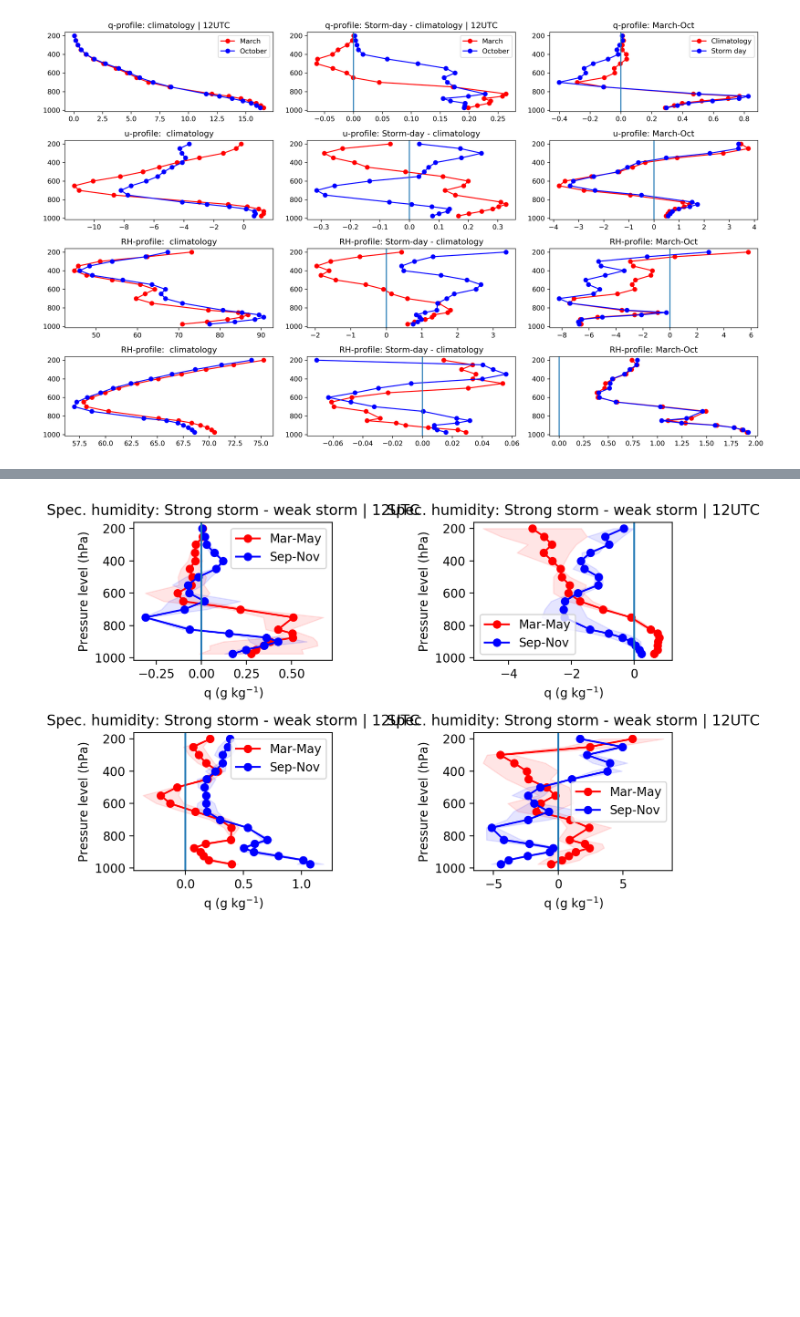
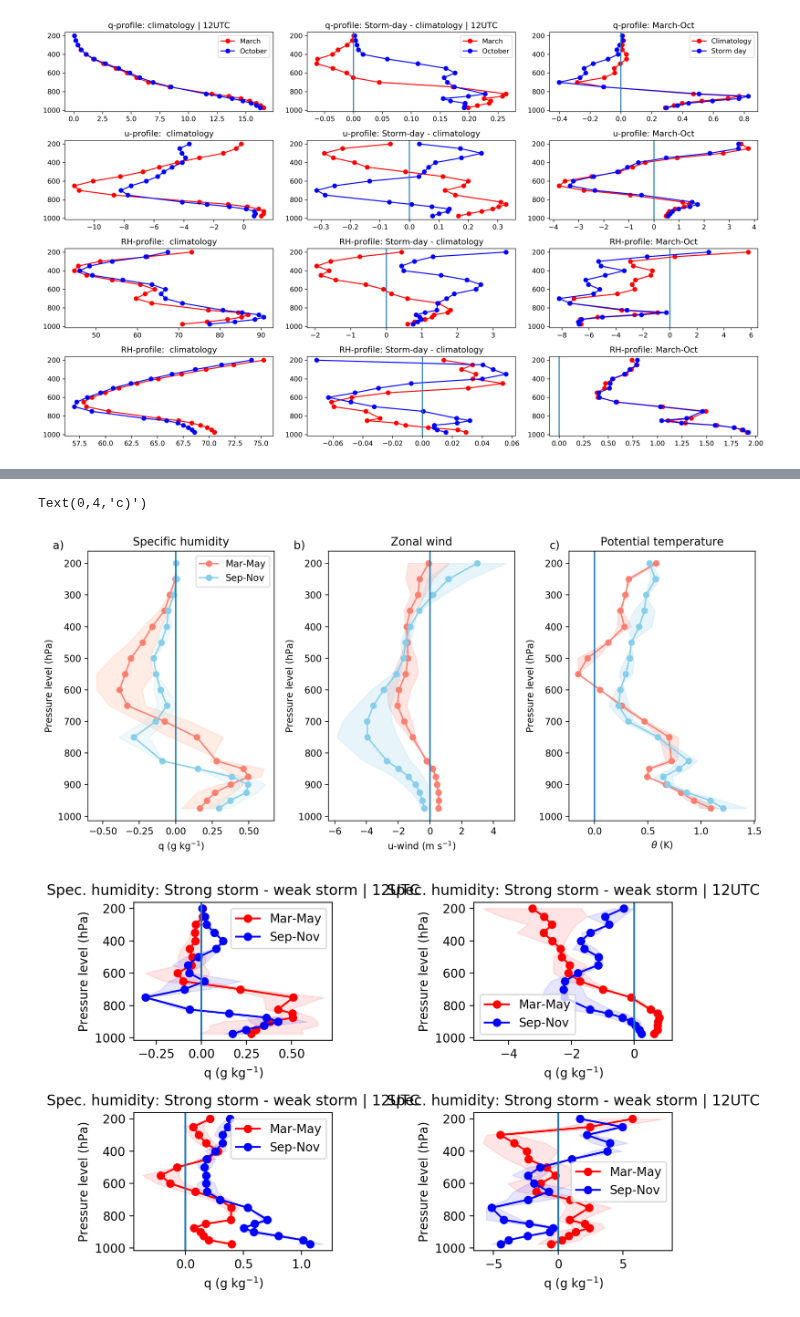
Before and after one commit to cornkle/proj_CEH, a Jupyter notebook: notebooks/CLOVER_soundings_March_Oct_stormtime_vs_average_ERA5.ipynb, the cells around one changed output, grey strips where cells are left out. Cells and saved outputs as stored; diff of their text form; code cells hidden in the pictures; blank space fills up the shorter version.

```diff
--- a/notebooks/CLOVER_soundings_March_Oct_stormtime_vs_average_ERA5.ipynb
+++ b/notebooks/CLOVER_soundings_March_Oct_stormtime_vs_average_ERA5.ipynb
@@ -572,3 +645,76 @@ plt.tight_layout()
+# %%
+q_march =  np.array(mar_strong['q_col']).mean(axis=0)*1000
+q_oct =  np.array(oct_strong['q_col']).mean(axis=0)*1000
+f = plt.figure(figsize=(11,5), dpi=200)
+
+
+q_march = np.array(mar_strong['q_col']).mean(axis=0)*1000 - np.array(mar_weak['q_col']).mean(axis=0)*1000
+q_oct = np.array(oct_strong['q_col']).mean(axis=0)*1000 - np.array(oct_weak['q_col']).mean(axis=0)*1000
+
+q_march_std = np.array(mar_strong['q_col']).std(axis=0)*1000 - np.array(mar_weak['q_col']).std(axis=0)*1000
+q_oct_std = np.array(oct_strong['q_col']).std(axis=0)*1000 - np.array(oct_weak['q_col']).std(axis=0)*1000
+
+f.add_subplot(131)
+plt.plot(q_march,level,'-o', label='Mar-May', color='salmon')
+# plt.plot(q_march_25, era_pl.level.values,'r.', label='March')
+# plt.plot(q_march_25, era_pl.level.values,'r.', label='March')
+plt.fill_betweenx(level, q_march+q_march_std, x2=q_march-q_march_std, color='lightsalmon', alpha=0.2)
+plt.plot(q_oct,level,'-o', label='Sep-Nov', color='skyblue')
+plt.fill_betweenx(level, q_oct+q_oct_std, x2=q_oct-q_oct_std, alpha=0.2, color='powderblue')
+plt.axvline(x=0)
+plt.gca().invert_yaxis()
+plt.ylabel('Pressure level (hPa)')
+plt.xlabel('q (g kg$^{-1})$')
+plt.title('Specific humidity')
+plt.legend()
+
+q_march = np.array(mar_strong['u_col']).mean(axis=0) - np.array(mar_weak['u_col']).mean(axis=0)
+q_oct = np.array(oct_strong['u_col']).mean(axis=0) - np.array(oct_weak['u_col']).mean(axis=0)
+
+q_march_std = np.array(mar_strong['u_col']).std(axis=0) - np.array(mar_weak['u_col']).std(axis=0)
+q_oct_std = np.array(oct_strong['u_col']).std(axis=0) - np.array(oct_weak['u_col']).std(axis=0)
+
+f.add_subplot(132)
+plt.plot(q_march, level,'o-', label='Mar-May', color='salmon')
+plt.plot(q_oct, level,'o-', label='Sep-Nov', color='skyblue')
+plt.fill_betweenx(level, q_march+q_march_std, x2=q_march-q_march_std, alpha=0.2, color='salmon')
+
+plt.fill_betweenx(level, q_oct+q_oct_std, x2=q_oct-q_oct_std, color='skyblue', alpha=0.2)
+plt.axvline(x=0)
+plt.ylabel('Pressure level (hPa)')
+plt.xlabel('u-wind (m s$^{-1})$')
+plt.gca().invert_yaxis()
+plt.title('Zonal wind')
+
+
+q_march = np.array(mar_strong['theta']).mean(axis=0) - np.array(mar_weak['theta']).mean(axis=0)
+q_oct = np.array(oct_strong['theta']).mean(axis=0) - np.array(oct_weak['theta']).mean(axis=0)
+
+q_march_std = np.array(mar_strong['theta']).std(axis=0) - np.array(mar_weak['theta']).std(axis=0)
+q_oct_std = np.array(oct_strong['theta']).std(axis=0) - np.array(oct_weak['theta']).std(axis=0)
+
+f.add_subplot(133)
+plt.plot(q_march, level,'o-', label='Mar-May', color='salmon')
+plt.plot(q_oct, level,'o-', label='Sep-Nov', color='skyblue')
+plt.fill_betweenx(level, q_march+q_march_std, x2=q_march-q_march_std, alpha=0.2, color='salmon')
+
+plt.fill_betweenx(level, q_oct+q_oct_std, x2=q_oct-q_oct_std, color='skyblue', alpha=0.2)
+plt.axvline(x=0)
+plt.ylabel('Pressure level (hPa)')
+plt.xlabel(r'$\theta$ (K)')
+plt.gca().invert_yaxis()
+plt.title('Potential temperature')
+
+plt.tight_layout()
+plt.annotate('a)', xy=(0.02, 0.93), xytext=(0, 4), size=12, xycoords=('figure fraction', 'figure fraction'),
+             textcoords='offset points')
+plt.annotate('b)', xy=(0.35, 0.93), xytext=(0, 4), size=12, xycoords=('figure fraction', 'figure fraction'),
+             textcoords='offset points')
+plt.annotate('c)', xy=(0.7, 0.93), xytext=(0, 4), size=12, xycoords=('figure fraction', 'figure fraction'),
+             textcoords='offset points')
+# %% [output]
+Text(0,4,'c)')
+[figure, added]
 # %%
 varss = [('q_col', 1000, ''), ('u_col', 1), ('t_col',1), ('r_col', 1)]
 
```
Also changed, not shown: parts of 22 cells of this notebook, 9 other files.
